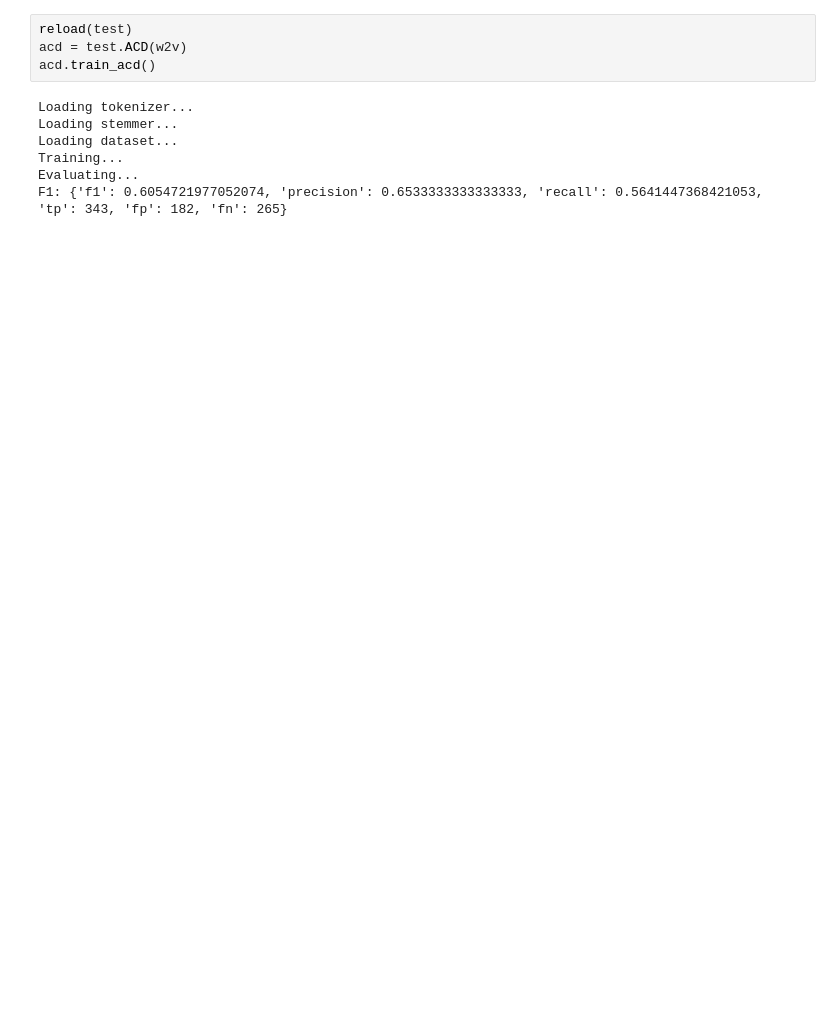
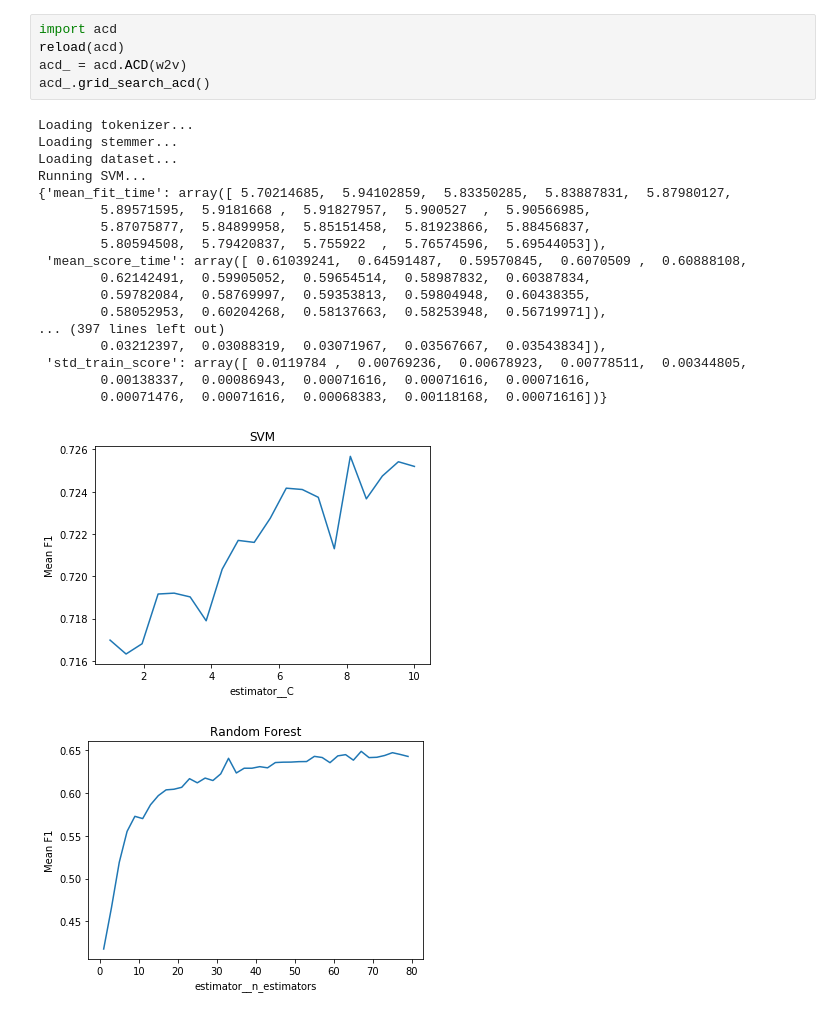
Before and after one commit to alekseyl1992/absa, a Jupyter notebook: acd_nb.ipynb, the cells around one changed output. Cells and saved outputs as stored; diff of their text form; blank space fills up the shorter version.

Commit message:
acd rest grid

```diff
--- a/acd_nb.ipynb
+++ b/acd_nb.ipynb
@@ -10,11 +9,25 @@ Loading w2v...
-# %%
-reload(test)
-acd = test.ACD(w2v)
-acd.train_acd()
-# %% [output]
-Loading tokenizer...
-Loading stemmer...
-Loading dataset...
-Training...
-Evaluating...
-F1: {'f1': 0.6054721977052074, 'precision': 0.6533333333333333, 'recall': 0.5641447368421053, 'tp': 343, 'fp': 182, 'fn': 265}
+# %%
+import acd
+reload(acd)
+acd_ = acd.ACD(w2v)
+acd_.grid_search_acd()
+# %% [output]
+Loading tokenizer...
+Loading stemmer...
+Loading dataset...
+Running SVM...
+{'mean_fit_time': array([ 5.70214685,  5.94102859,  5.83350285,  5.83887831,  5.87980127,
+        5.89571595,  5.9181668 ,  5.91827957,  5.900527  ,  5.90566985,
+        5.87075877,  5.84899958,  5.85151458,  5.81923866,  5.88456837,
+        5.80594508,  5.79420837,  5.755922  ,  5.76574596,  5.69544053]),
+ 'mean_score_time': array([ 0.61039241,  0.64591487,  0.59570845,  0.6070509 ,  0.60888108,
+        0.62142491,  0.59905052,  0.59654514,  0.58987832,  0.60387834,
+        0.59782084,  0.58769997,  0.59353813,  0.59804948,  0.60438355,
+        0.58052953,  0.60204268,  0.58137663,  0.58253948,  0.56719971]),
+... (397 lines left out)
+        0.03212397,  0.03088319,  0.03071967,  0.03567667,  0.03543834]),
+ 'std_train_score': array([ 0.0119784 ,  0.00769236,  0.00678923,  0.00778511,  0.00344805,
+        0.00138337,  0.00086943,  0.00071616,  0.00071616,  0.00071616,
+        0.00071476,  0.00071616,  0.00068383,  0.00118168,  0.00071616])}
+[figure, added]
+[figure, added]
```
Also changed, not shown: parts of 7 cells of this notebook, 1 other file.
